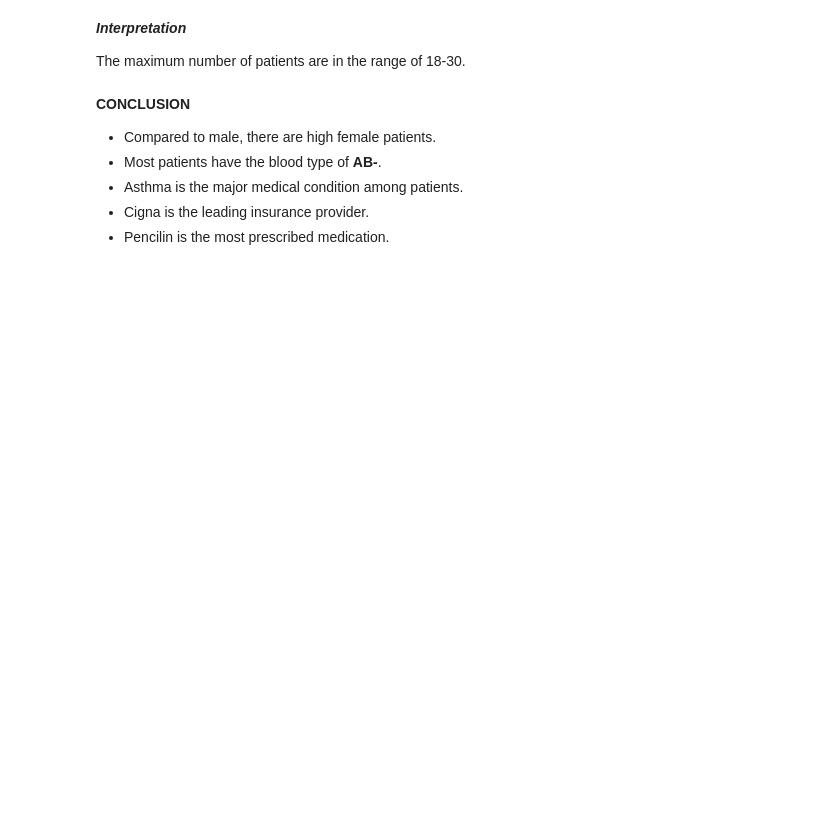
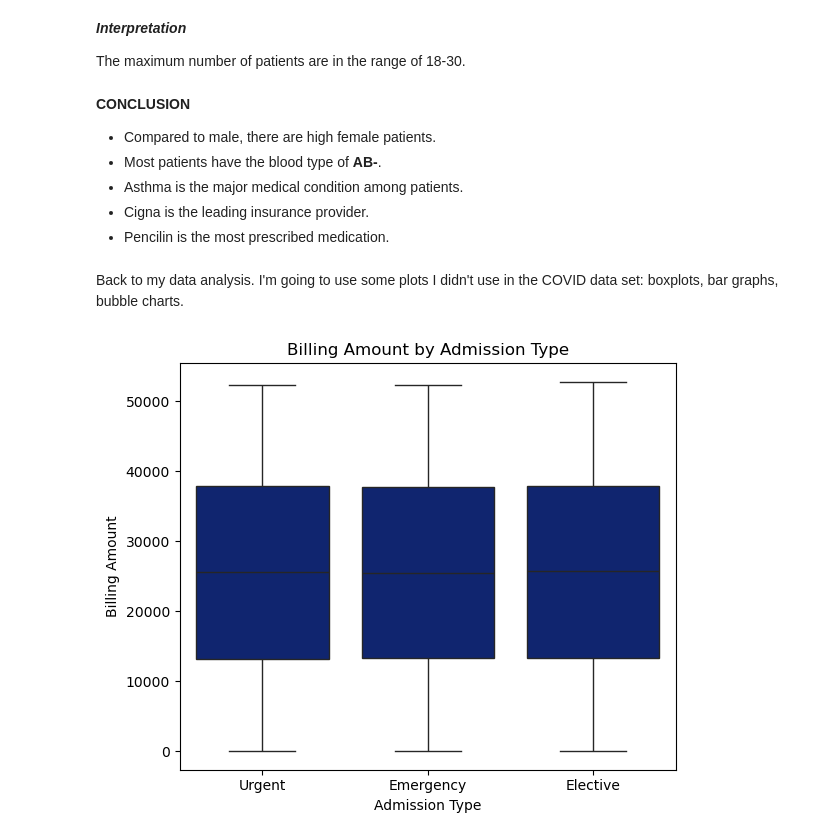
Before and after one commit to kyralq/Project-0-DataScienceToolbox, a Jupyter notebook: Kyra/healthcare dataset.ipynb, the cells around one changed output. Saved outputs shown, nothing was run; the diff lists cells and outputs as text; code cells hidden in the pictures; blank space fills up the shorter version.

```diff
--- a/Kyra/healthcare dataset.ipynb
+++ b/Kyra/healthcare dataset.ipynb
@@ -531,3 +527,20 @@ The maximum number of patients are in the range of 18-30.
 - Asthma is the major medical condition among patients.
 - Cigna is the leading insurance provider.
 - Pencilin is the most prescribed medication.
+# %% [markdown]
+Back to my data analysis.
+I'm going to use some plots I didn't use in the COVID data set: boxplots, bar graphs, bubble charts.
+# %%
+plt.figure(figsize=(6,5))
+sns.boxplot(
+    data=healthcare_reduced,
+    x='Admission Type',
+    y='Billing Amount'
+)
+plt.title('Billing Amount by Admission Type')
+plt.xlabel('Admission Type')
+plt.ylabel('Billing Amount')
+plt.tight_layout()
+plt.show()
+# %% [output]
+[figure, added]
```
Also changed, not shown: parts of 23 cells of this notebook.
